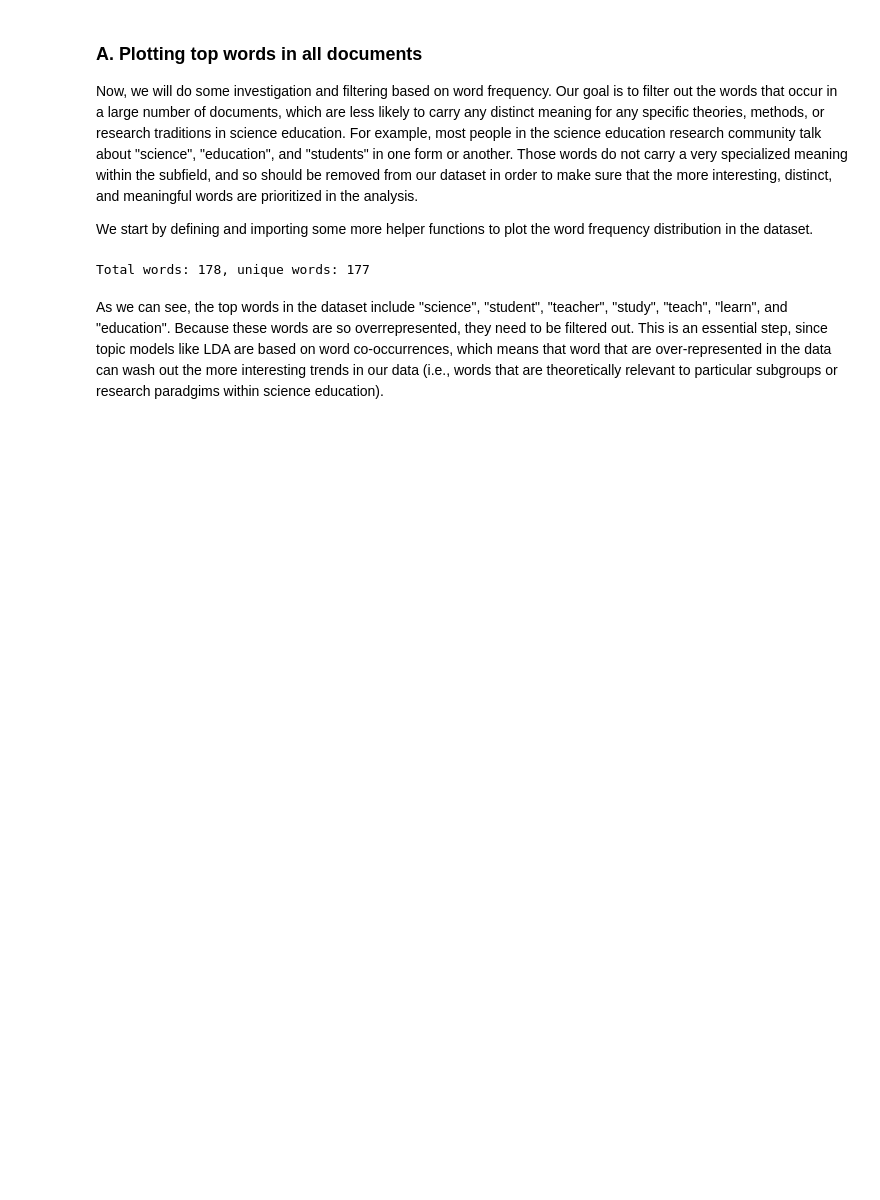
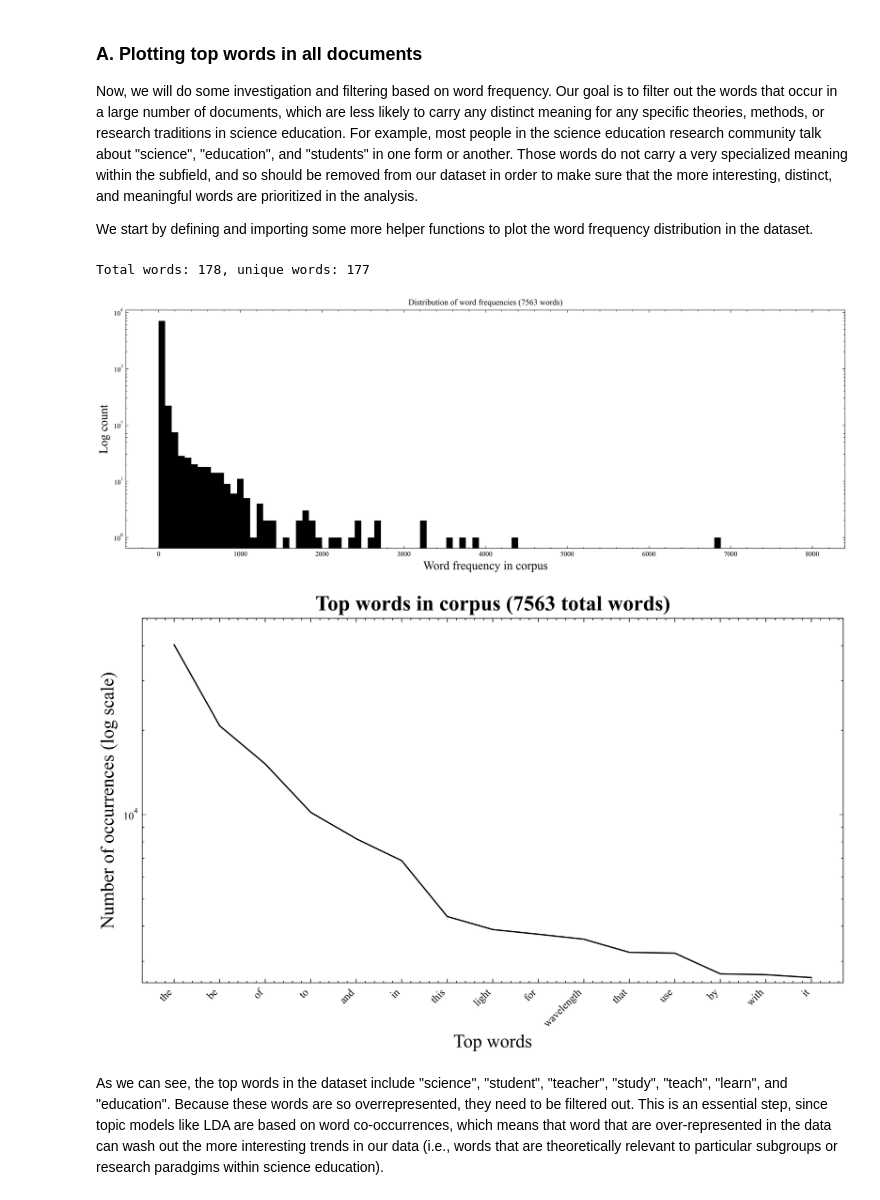
Before and after one commit to jiayang-zhang/nlp-physicseducation, a Jupyter notebook: 10 ScienceEd_RepresentativeModel_Final.ipynb, the cells around one changed output. Cells and saved outputs as stored; diff of their text form; code cells hidden in the pictures; blank space fills up the shorter version.

```diff
--- a/10 ScienceEd_RepresentativeModel_Final.ipynb
+++ b/10 ScienceEd_RepresentativeModel_Final.ipynb
@@ -98,12 +98,14 @@ We start by defining and importing some more helper functions to plot the word f
 # %%
 corpus = [ w for doc in data_words_bigrams2 for w in doc]
 print('Total words: \033[1m%d\033[0m, unique words: \033[1m%d\033[0m' % (len(corpus), len(set(corpus))))
 
-# [words, freq, ids] = get_top_n_words(corpus, n_top_words=None)
-# fig = plot_freq_dist(freq, range=[0,8000])
-# fig, ax = plot_words_freq(words, freq, 15)
+[words, freq, ids] = get_top_n_words(corpus, n_top_words=None)
+fig = plot_freq_dist(freq, range=[0,8000])
+fig, ax = plot_words_freq(words, freq, 15)
 # %% [output]
 Total words: 178, unique words: 177
+[figure, added]
+[figure, added]
 # %% [markdown]
 As we can see, the top words in the dataset include "science", "student", "teacher", "study", "teach", "learn", and "education". Because these words are so overrepresented, they need to be filtered out. This is an essential step, since topic models like LDA are based on word co-occurrences, which means that word that are over-represented in the data can wash out the more interesting trends in our data (i.e., words that are theoretically relevant to particular subgroups or research paradgims within science education).
 # %% [markdown]
```
Also changed, not shown: parts of 12 cells of this notebook, 5 other files.
